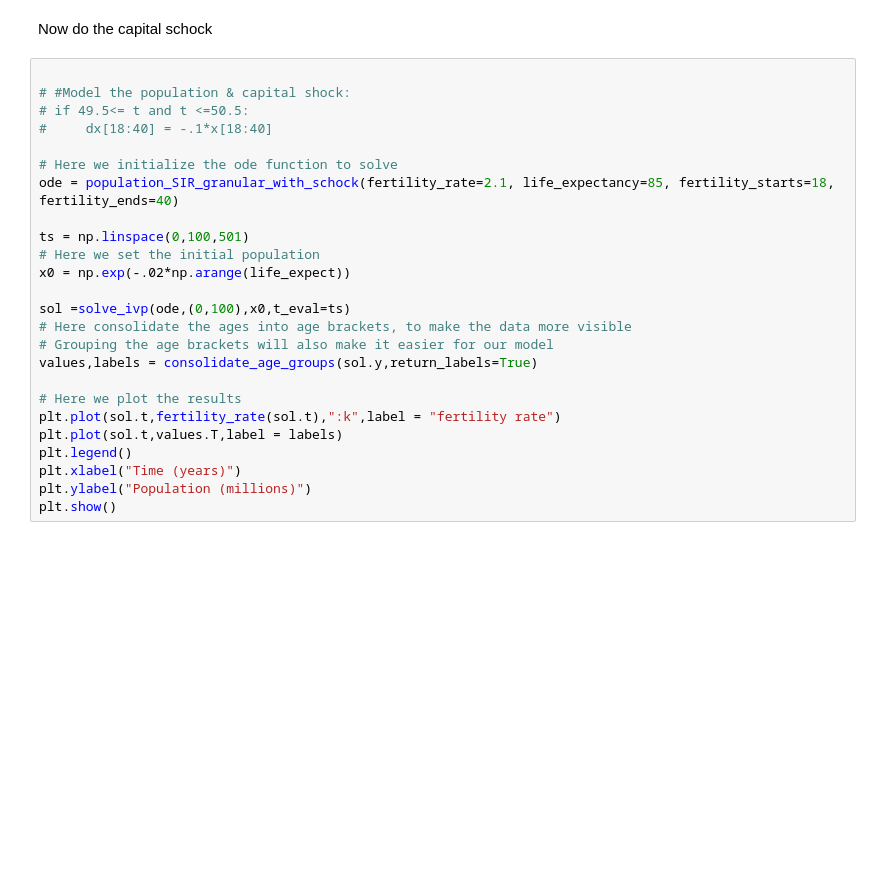
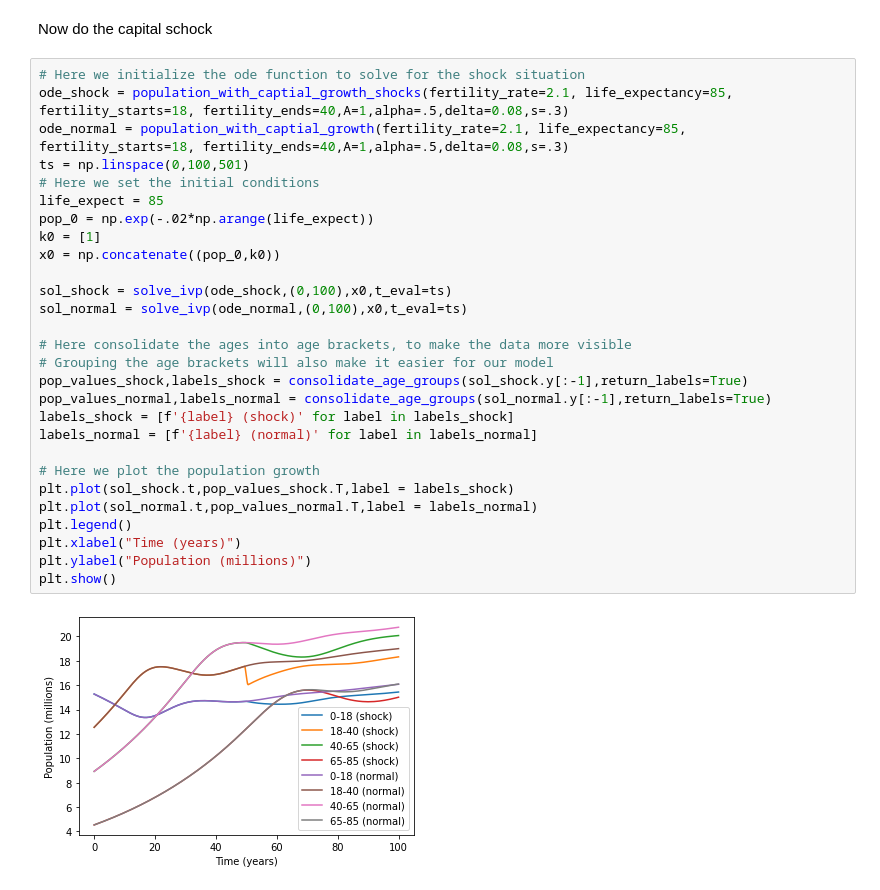
Before and after one commit to addmelo/volume4-project, a Jupyter notebook: Tyler Code.ipynb, the cells around one changed output. Saved outputs shown, nothing was run; the diff lists cells and outputs as text; blank space fills up the shorter version.

```diff
--- a/Tyler Code.ipynb
+++ b/Tyler Code.ipynb
@@ -157,27 +210,32 @@ def population_with_captial_growth(fertility_rate=2.1, life_expectancy=85, ferti
 # %% [markdown]
 Now do the capital schock
 # %%
+# Here we initialize the ode function to solve for the shock situation
+ode_shock = population_with_captial_growth_shocks(fertility_rate=2.1, life_expectancy=85, fertility_starts=18, fertility_ends=40,A=1,alpha=.5,delta=0.08,s=.3)
+ode_normal = population_with_captial_growth(fertility_rate=2.1, life_expectancy=85, fertility_starts=18, fertility_ends=40,A=1,alpha=.5,delta=0.08,s=.3)
+ts = np.linspace(0,100,501)
+# Here we set the initial conditions
+life_expect = 85
+pop_0 = np.exp(-.02*np.arange(life_expect))
+k0 = [1]
+x0 = np.concatenate((pop_0,k0))
 
-# #Model the population & capital shock:
-# if 49.5<= t and t <=50.5:
-#     dx[18:40] = -.1*x[18:40]
+sol_shock = solve_ivp(ode_shock,(0,100),x0,t_eval=ts)
+sol_normal = solve_ivp(ode_normal,(0,100),x0,t_eval=ts)
 
-# Here we initialize the ode function to solve
-ode = population_SIR_granular_with_schock(fertility_rate=2.1, life_expectancy=85, fertility_starts=18, fertility_ends=40)
-
-ts = np.linspace(0,100,501)
-# Here we set the initial population
-x0 = np.exp(-.02*np.arange(life_expect))
-
-sol =solve_ivp(ode,(0,100),x0,t_eval=ts)
 # Here consolidate the ages into age brackets, to make the data more visible
 # Grouping the age brackets will also make it easier for our model
-values,labels = consolidate_age_groups(sol.y,return_labels=True)
+pop_values_shock,labels_shock = consolidate_age_groups(sol_shock.y[:-1],return_labels=True)
+pop_values_normal,labels_normal = consolidate_age_groups(sol_normal.y[:-1],return_labels=True)
+labels_shock = [f'{label} (shock)' for label in labels_shock]
+labels_normal = [f'{label} (normal)' for label in labels_normal]
 
-# Here we plot the results
-plt.plot(sol.t,fertility_rate(sol.t),":k",label = "fertility rate")
-plt.plot(sol.t,values.T,label = labels)
+# Here we plot the population growth
+plt.plot(sol_shock.t,pop_values_shock.T,label = labels_shock)
+plt.plot(sol_normal.t,pop_values_normal.T,label = labels_normal)
 plt.legend()
 plt.xlabel("Time (years)")
 plt.ylabel("Population (millions)")
 plt.show()
+# %% [output]
+[figure, added]
```
Also changed, not shown: parts of 6 cells of this notebook.
